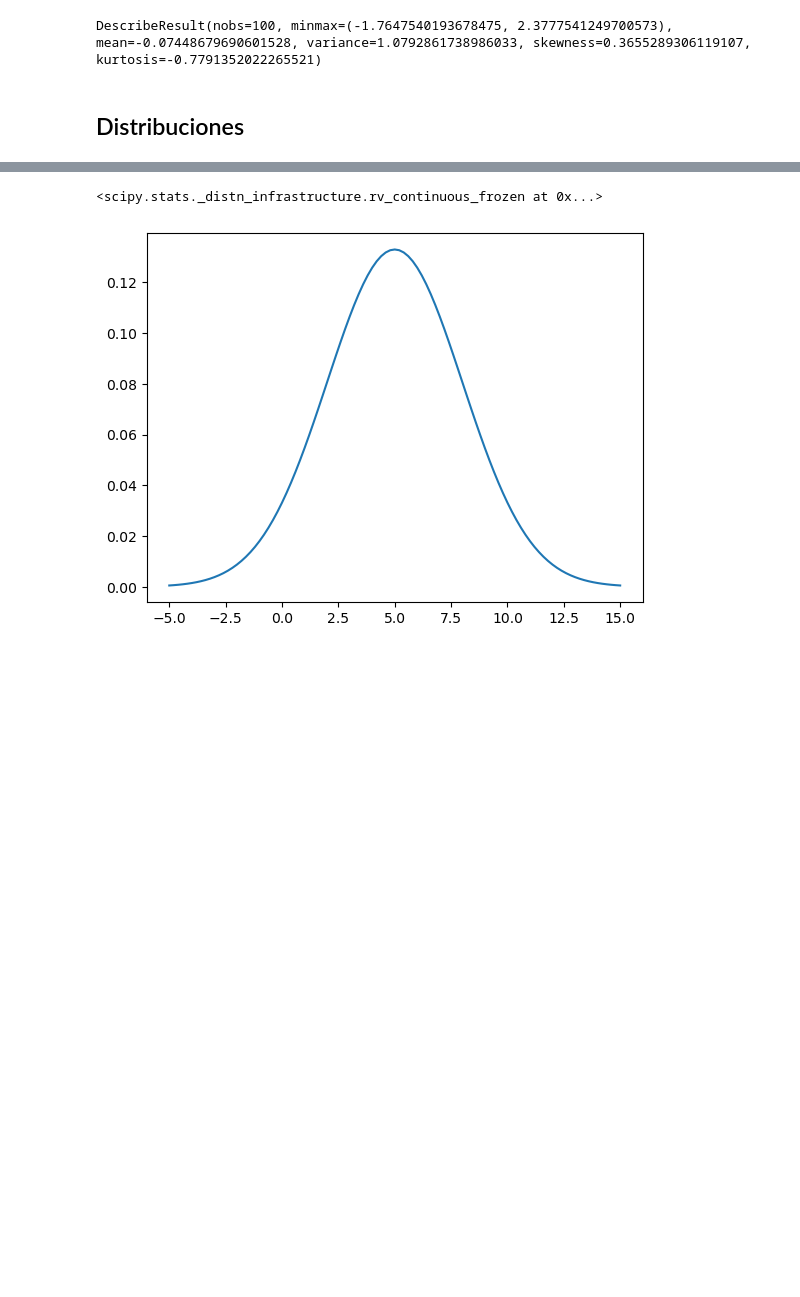
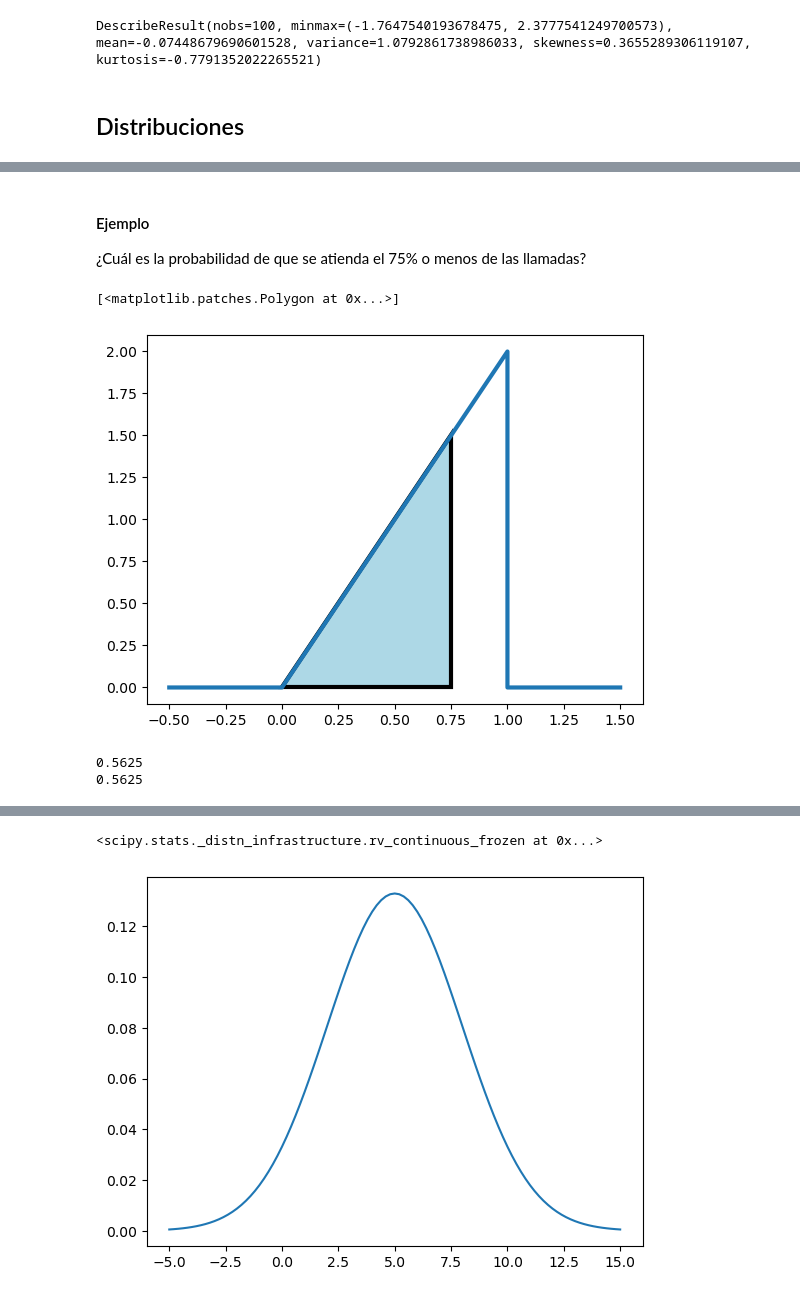
Before and after one commit to vmoprojs/MLPython, a Jupyter notebook: _build/jupyter_execute/Descriptiva.ipynb, the cells around one changed output, grey strips where cells are left out. Saved outputs shown, nothing was run; the diff lists cells and outputs as text; code cells hidden in the pictures; blank space fills up the shorter version.

```diff
--- a/_build/jupyter_execute/Descriptiva.ipynb
+++ b/_build/jupyter_execute/Descriptiva.ipynb
@@ -231,0 +318,33 @@ DescribeResult(nobs=100, minmax=(-1.7647540193678475, 2.3777541249700573), mean=
+# %% [markdown]
+#### Ejemplo
+
+¿Cuál es la probabilidad de que se atienda el 75% o menos de las llamadas?
+# %%
+import matplotlib.pyplot as plt
+
+# Datos para la línea
+x = [-0.5, 0, 1, 1, 1.5]
+y = [0, 0, 2, 0, 0]
+
+# Crear la figura y los ejes
+fig, ax = plt.subplots()
+
+# Dibujar la línea
+ax.plot(x, y, linewidth=3)
+
+# Dibujar el polígono
+polygon_x = [0, 0.75, 0.75, 0]
+polygon_y = [0, 0, 1.5, 0]
+ax.fill(polygon_x, polygon_y, color="lightblue", linewidth=3, edgecolor="black")
+# %% [output]
+[<matplotlib.patches.Polygon at 0x...>]
+[figure, added]
+# %%
+from scipy.stats import beta
+
+result_pbeta = beta.cdf(0.75, 2, 1)
+print(1.5 * .75 / 2)
+print(result_pbeta)
+# %% [output]
+0.5625
+0.5625
```
Also changed, not shown: parts of 44 cells of this notebook, 53 other files.
